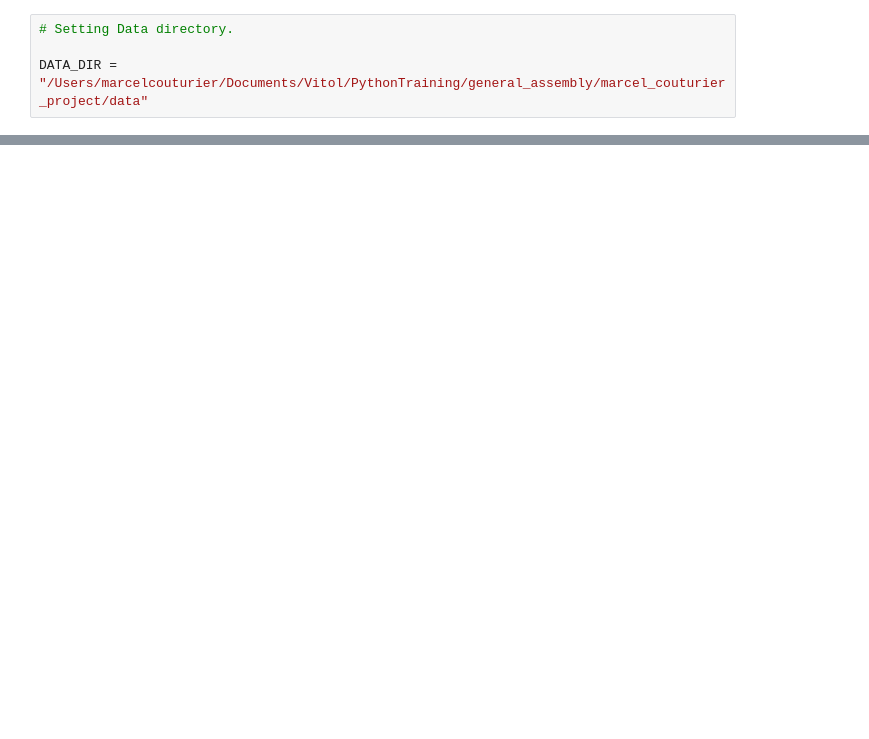
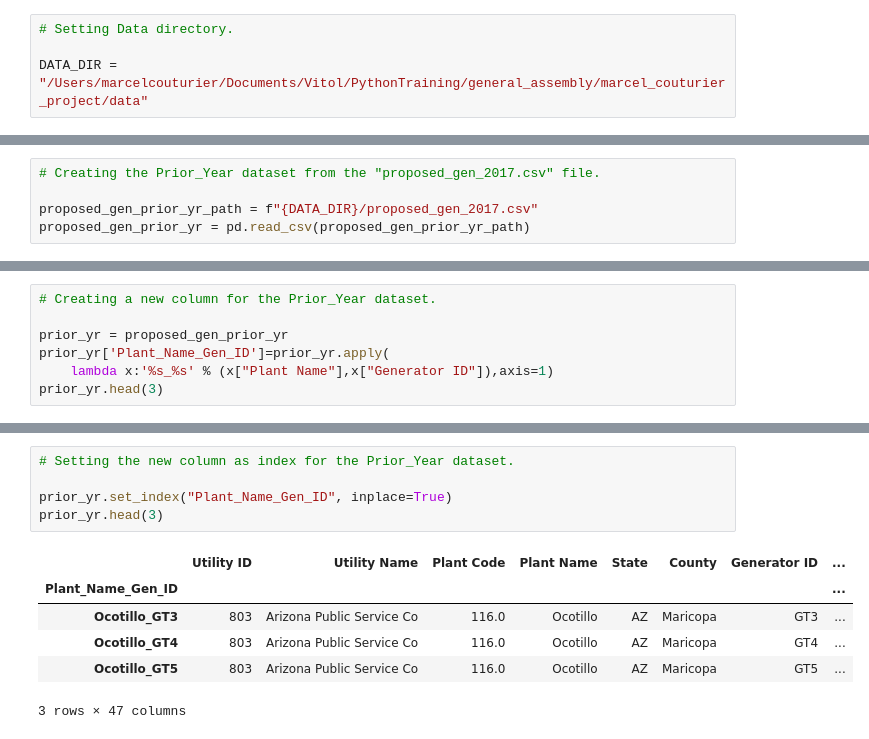
Before and after one commit to mcouturier123/marcel_couturier_project, a Jupyter notebook: project_proposals/marcel_couturier_project.ipynb, the cells around one changed output, grey strips where cells are left out. Cells and saved outputs as stored; diff of their text form; blank space fills up the shorter version.

```diff
--- a/project_proposals/marcel_couturier_project.ipynb
+++ b/project_proposals/marcel_couturier_project.ipynb
@@ -473,0 +74,5 @@ ax = pg1718_diff.loc[:, "State"].value_counts().plot.bar(figsize=(15,8), stacked
+# %%
+# Creating the Prior_Year dataset from the "proposed_gen_2017.csv" file.
+
+proposed_gen_prior_yr_path = f"{DATA_DIR}/proposed_gen_2017.csv"
+proposed_gen_prior_yr = pd.read_csv(proposed_gen_prior_yr_path)
@@ -473,0 +206,7 @@ ax = pg1718_diff.loc[:, "State"].value_counts().plot.bar(figsize=(15,8), stacked
+# %%
+# Creating a new column for the Prior_Year dataset.
+
+prior_yr = proposed_gen_prior_yr
+prior_yr['Plant_Name_Gen_ID']=prior_yr.apply(
+    lambda x:'%s_%s' % (x["Plant Name"],x["Generator ID"]),axis=1)
+prior_yr.head(3)
@@ -473,0 +219,12 @@ ax = pg1718_diff.loc[:, "State"].value_counts().plot.bar(figsize=(15,8), stacked
+# %%
+# Setting the new column as index for the Prior_Year dataset.
+
+prior_yr.set_index("Plant_Name_Gen_ID", inplace=True)
+prior_yr.head(3)
+# %% [output]
+|  | Utility ID | Utility Name | Plant Code | Plant Name | State | County | Generator ID | ... |
+| Plant_Name_Gen_ID |  |  |  |  |  |  |  | ... |
+| Ocotillo_GT3 | 803 | Arizona Public Service Co | 116.0 | Ocotillo | AZ | Maricopa | GT3 | ... |
+| Ocotillo_GT4 | 803 | Arizona Public Service Co | 116.0 | Ocotillo | AZ | Maricopa | GT4 | ... |
+| Ocotillo_GT5 | 803 | Arizona Public Service Co | 116.0 | Ocotillo | AZ | Maricopa | GT5 | ... |
+3 rows × 47 columns
```
Also changed, not shown: parts of 76 cells of this notebook, 1 other file.
